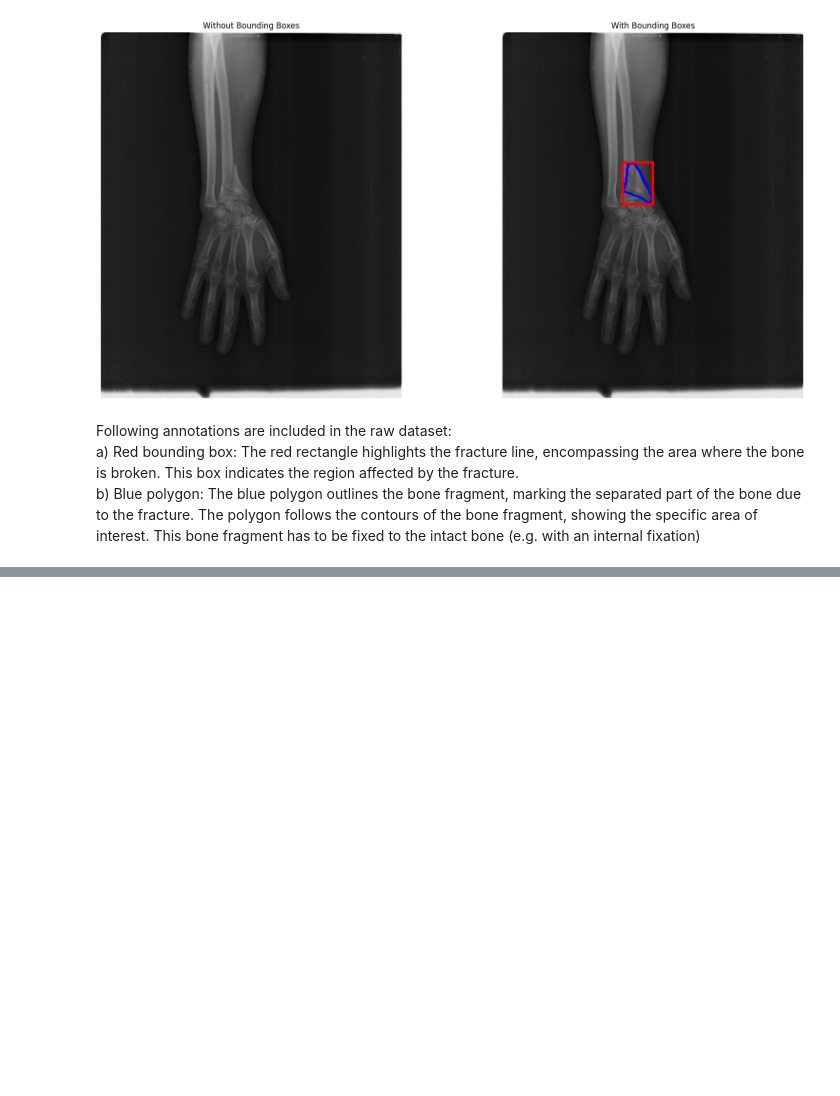
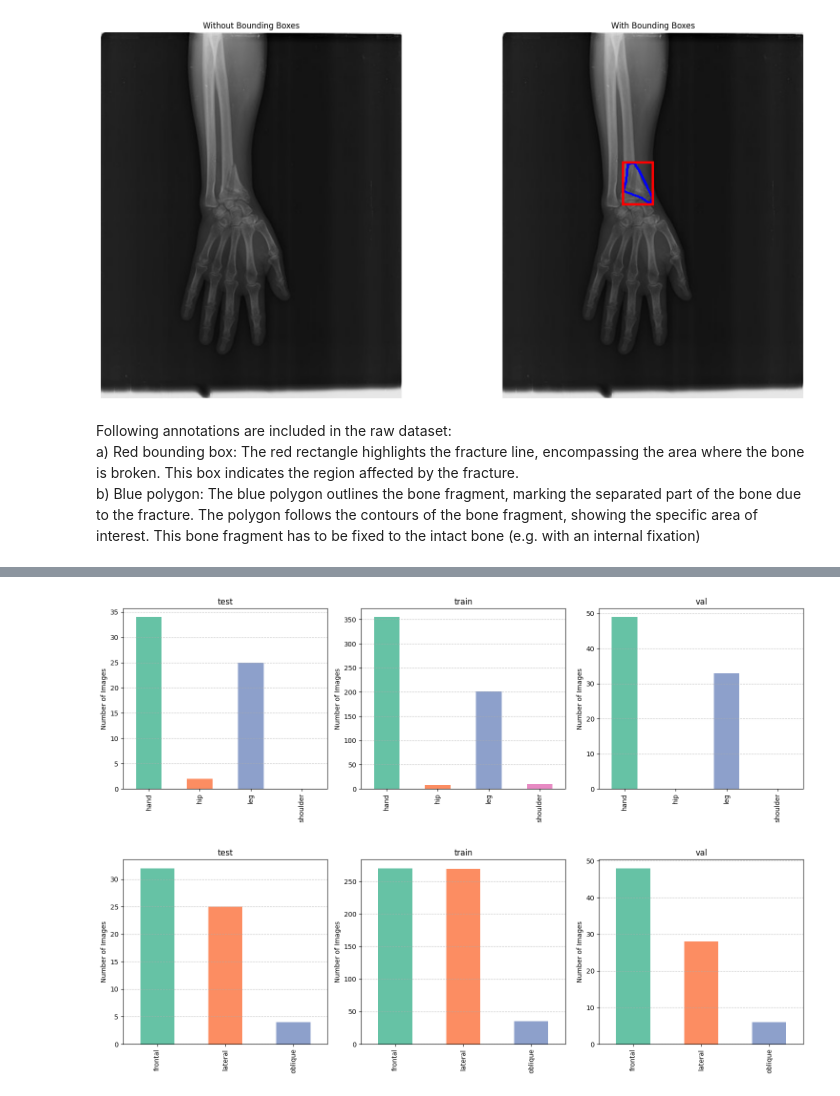
Before and after one commit to hueglijoshua/CVI03.HS24-Computer-Vision, a Jupyter notebook: 02_raw_data_analysis.ipynb, the cells around one changed output, grey strips where cells are left out. Cells and saved outputs as stored; diff of their text form; code cells hidden in the pictures; blank space fills up the shorter version.

```diff
--- a/02_raw_data_analysis.ipynb
+++ b/02_raw_data_analysis.ipynb
@@ -154,0 +254,10 @@ The polygon follows the contours of the bone fragment, showing the specific area
+# %%
+location_counts = (
+    df_annotations
+    .groupby(["folder", "location"])["img_name"]
+    .count()
+    .unstack(fill_value=0)
+)
+
+print("Counts by folder and location:")
+location_counts
@@ -154,0 +271,10 @@ The polygon follows the contours of the bone fragment, showing the specific area
+# %%
+plane_counts = (
+    df_annotations
+    .groupby(["folder", "plane"])["img_name"]
+    .count()
+    .unstack(fill_value=0)
+)
+
+print("\nCounts by folder and plane:")
+plane_counts
@@ -154,0 +288,52 @@ The polygon follows the contours of the bone fragment, showing the specific area
+# %%
+colors_location = list(plt.cm.Set2.colors)
+colors_plane = list(plt.cm.Set2.colors)
+
+folders = df_annotations["folder"].unique()
+
+fig, axes = plt.subplots(1, len(folders), figsize=(15,5))
+
+if len(folders) == 1:
+    axes = [axes]
+
+for i, folder in enumerate(folders):
+    ax = axes[i]
+    if folder in location_counts.index:
+        location_counts.loc[folder].plot(
+            kind="bar",
+            ax=ax,
+            color=colors_location[: len(location_counts.columns)]
+        )
+        ax.set_title(f"{folder}")
+        ax.set_ylabel("Number of Images")
+        ax.set_xlabel("")
+        ax.grid(axis="y", linestyle="--", alpha=0.7)
+
+plt.tight_layout()
+plt.show()
+
+
+# Plot each folder separately for Plane
+fig, axes = plt.subplots(1, len(folders), figsize=(15,5))
+
+if len(folders) == 1:
+    axes = [axes]
+
+for i, folder in enumerate(folders):
+    ax = axes[i]
+    if folder in plane_counts.index:
+        plane_counts.loc[folder].plot(
+            kind="bar",
+            ax=ax,
+            color=colors_plane[: len(plane_counts.columns)]
+        )
+        ax.set_title(f"{folder}")
+        ax.set_ylabel("Number of Images")
+        ax.set_xlabel("")
+        ax.grid(axis="y", linestyle="--", alpha=0.7)
+
+plt.tight_layout()
+plt.show()
+# %% [output]
+[figure, added]
+[figure, added]
```
Also changed, not shown: parts of 6 cells of this notebook.
